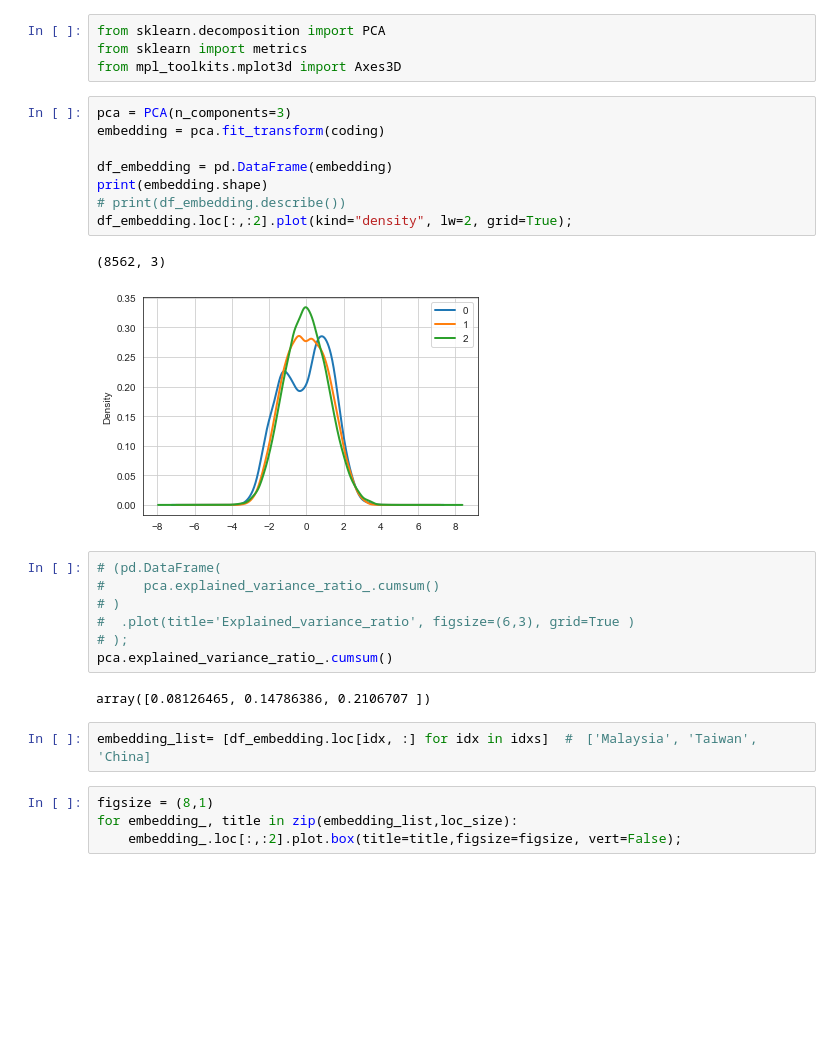
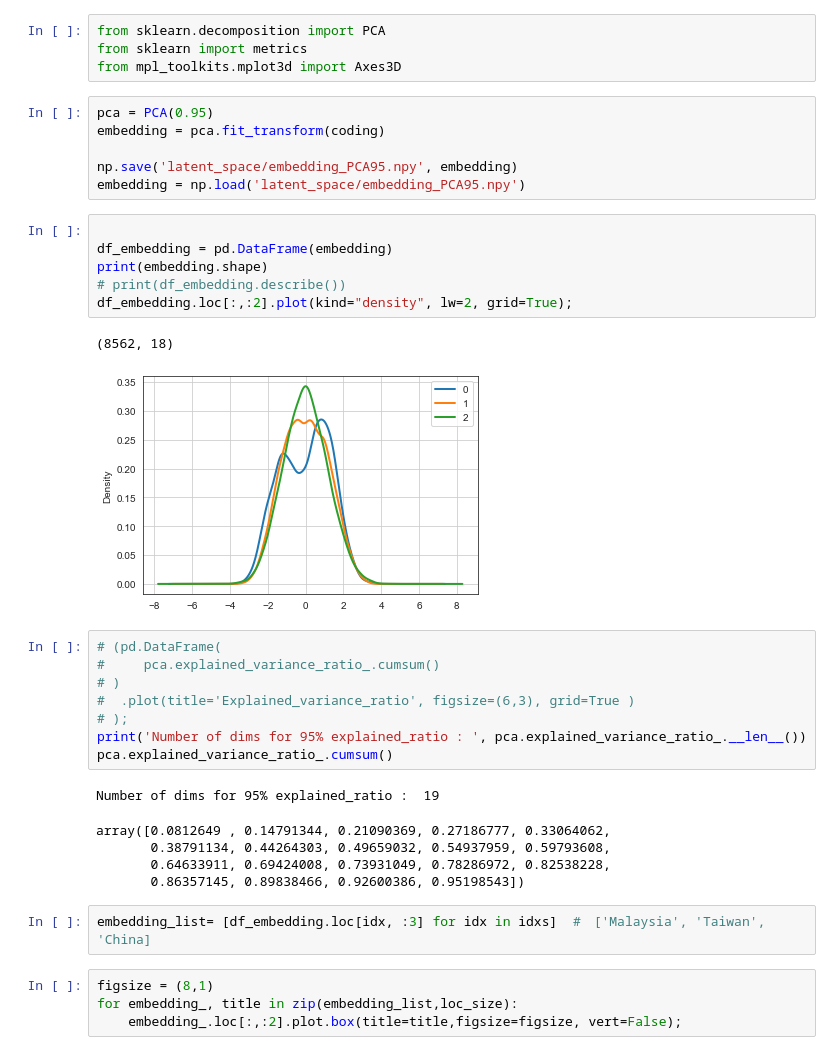
Before and after one commit to YunghuiHsu/Moth_Project, a Jupyter notebook: Moth_thermal/vsc/explore_LatentSpace.ipynb, the cells around one changed output. Saved outputs shown, nothing was run; the diff lists cells and outputs as text; blank space fills up the shorter version.

```diff
--- a/Moth_thermal/vsc/explore_LatentSpace.ipynb
+++ b/Moth_thermal/vsc/explore_LatentSpace.ipynb
@@ -435,28 +489,37 @@ for coding_, title in zip(coding_list,loc_size):
 from sklearn.decomposition import PCA
 from sklearn import metrics
 from mpl_toolkits.mplot3d import Axes3D
+# %%
+pca = PCA(0.95)
+embedding = pca.fit_transform(coding)
+
+np.save('latent_space/embedding_PCA95.npy', embedding)
+embedding = np.load('latent_space/embedding_PCA95.npy')
 # %%
-pca = PCA(n_components=3)
-embedding = pca.fit_transform(coding)
 
 df_embedding = pd.DataFrame(embedding)
 print(embedding.shape)
 # print(df_embedding.describe())
 df_embedding.loc[:,:2].plot(kind="density", lw=2, grid=True);
 # %% [output]
-(8562, 3)
+(8562, 18)
-[figure, old version]
+[figure, new version]
 # %%
 # (pd.DataFrame(
 #     pca.explained_variance_ratio_.cumsum()
 # )
 #  .plot(title='Explained_variance_ratio', figsize=(6,3), grid=True )
 # );
+print('Number of dims for 95% explained_ratio : ', pca.explained_variance_ratio_.__len__())
 pca.explained_variance_ratio_.cumsum()
 # %% [output]
-array([0.08126465, 0.14786386, 0.2106707 ])
+Number of dims for 95% explained_ratio :  19
+array([0.0812649 , 0.14791344, 0.21090369, 0.27186777, 0.33064062,
+       0.38791134, 0.44264303, 0.49659032, 0.54937959, 0.59793608,
+       0.64633911, 0.69424008, 0.73931049, 0.78286972, 0.82538228,
+       0.86357145, 0.89838466, 0.92600386, 0.95198543])
 # %%
-embedding_list= [df_embedding.loc[idx, :] for idx in idxs]  #　['Malaysia', 'Taiwan', 'China]
+embedding_list= [df_embedding.loc[idx, :3] for idx in idxs]  #　['Malaysia', 'Taiwan', 'China]
 # %%
 figsize = (8,1)
 for embedding_, title in zip(embedding_list,loc_size):
```
Also changed, not shown: parts of 20 cells of this notebook.
